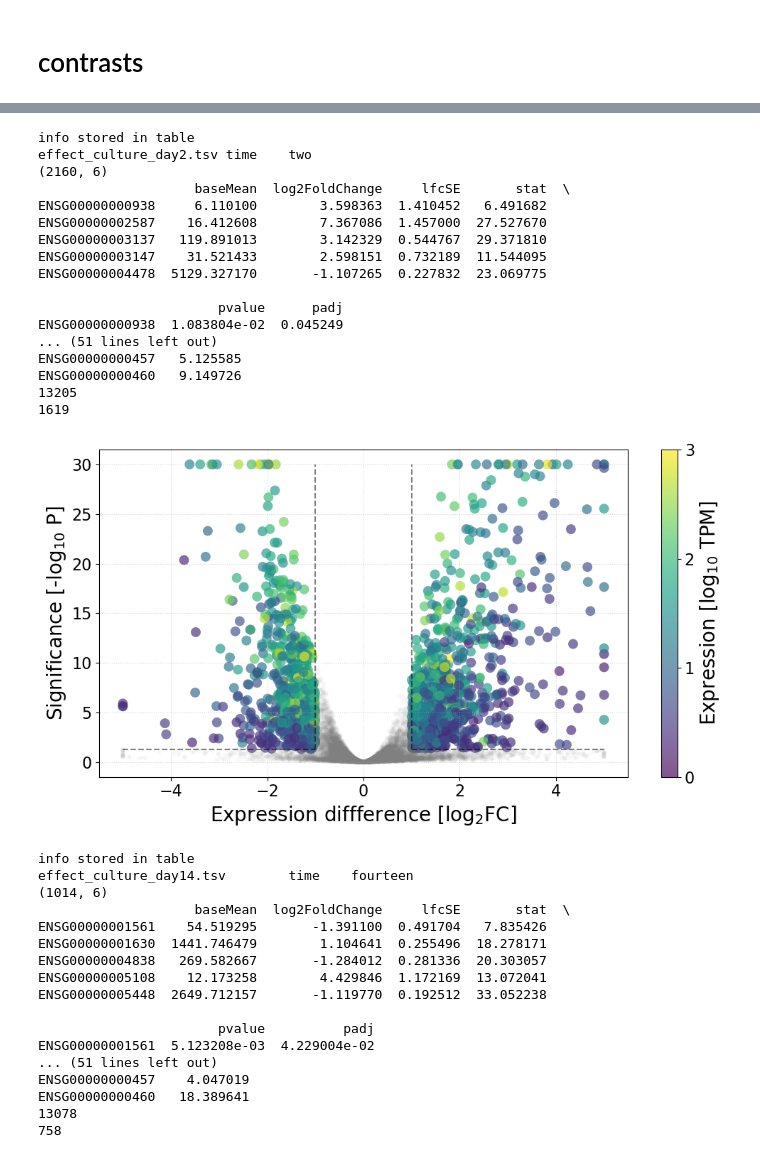
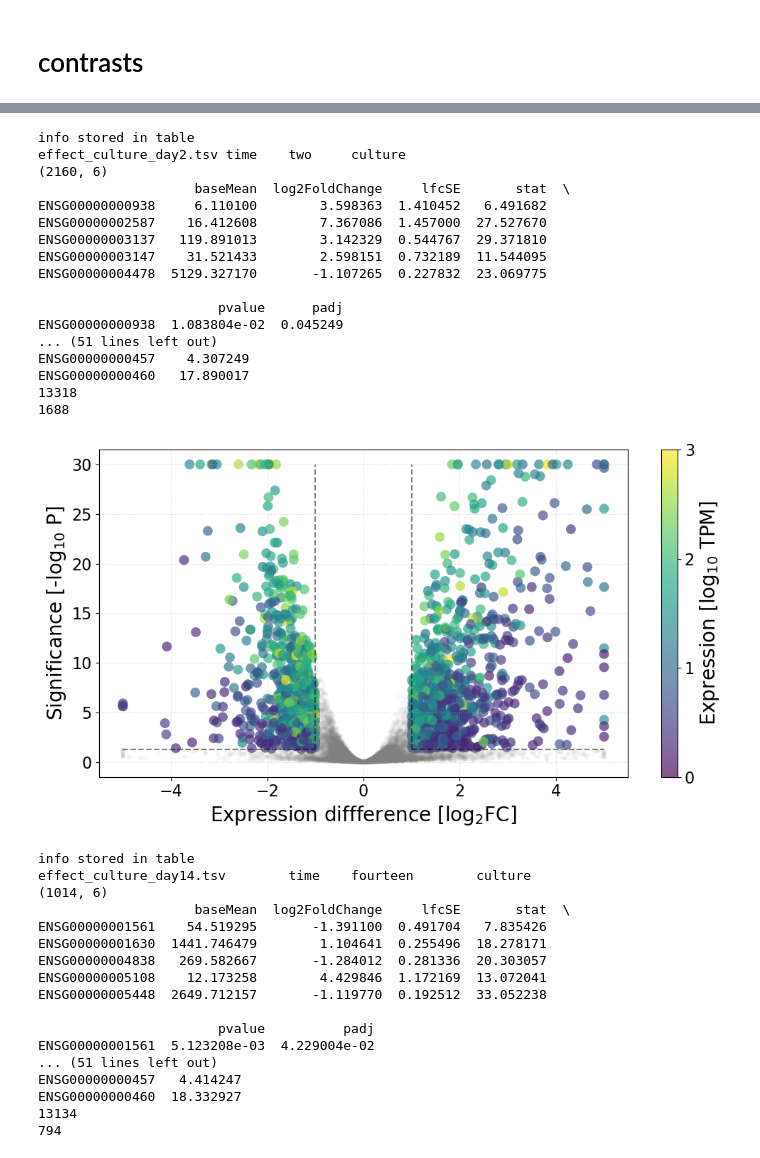
Before and after one commit to adelomana/akureyri, a Jupyter notebook: transcriptomics/deseq2_pipeline/volcano_plotter.ipynb, the cells around one changed output, grey strips where cells are left out. Drawn from its saved outputs; the diff is of its cells as text; code cells hidden in the pictures.

```diff
--- a/transcriptomics/deseq2_pipeline/volcano_plotter.ipynb
+++ b/transcriptomics/deseq2_pipeline/volcano_plotter.ipynb
@@ -61,6 +61,8 @@ def volcano_plotter(contrast):
     input_file_name = contrast[0]
     sorting_label_1 = contrast[1]
     sorting_label_2 = contrast[2]
+    sorting_label_3 = contrast[3]
+    sorting_label_4 = contrast[4]
 
     # define contrast data
     input_file = data_folder + input_file_name
@@ -77,6 +79,7 @@ def volcano_plotter(contrast):
 
     # subset expression data
     sub = metadata[metadata[sorting_label_1] == sorting_label_2]
+    sub = sub.sort_values(sorting_label_3, ascending=bool(sorting_label_4))
     labels = sub['sample']
     subset_tpm = tpm[labels]
 
@@ -156,10 +159,10 @@ def volcano_plotter(contrast):
 
     return None
 
-contrasts = [['effect_time_2D.tsv', 'culture', '2D'],
-             ['effect_time_3D.tsv', 'culture', '3D'],
-             ['effect_culture_day2.tsv', 'time', 'two'],
-             ['effect_culture_day14.tsv', 'time', 'fourteen']
+contrasts = [['effect_time_2D.tsv', 'culture', '2D', 'time', 'True'],
+             ['effect_time_3D.tsv', 'culture', '3D', 'time', 'True'],
+             ['effect_culture_day2.tsv', 'time', 'two', 'culture', ''],
+             ['effect_culture_day14.tsv', 'time', 'fourteen', 'culture', '']
             ]
 
 for contrast in contrasts:
@@ -205,23 +208,23 @@ ENSG00000000460   18.389641
 info stored in table
-effect_culture_day2.tsv time    two
+effect_culture_day2.tsv time    two     culture
 (2160, 6)
                     baseMean  log2FoldChange     lfcSE       stat  \
 ENSG00000000938     6.110100        3.598363  1.410452   6.491682
 ENSG00000002587    16.412608        7.367086  1.457000  27.527670
 ENSG00000003137   119.891013        3.142329  0.544767  29.371810
 ENSG00000003147    31.521433        2.598151  0.732189  11.544095
 ENSG00000004478  5129.327170       -1.107265  0.227832  23.069775
 
                        pvalue      padj
 ENSG00000000938  1.083804e-02  0.045249
 ... (51 lines left out)
-ENSG00000000457   5.125585
-ENSG00000000460   9.149726
-13205
-1619
+ENSG00000000457    4.307249
+ENSG00000000460   17.890017
+13318
+1688
-[figure, old version]
+[figure, new version]
 info stored in table
-effect_culture_day14.tsv        time    fourteen
+effect_culture_day14.tsv        time    fourteen        culture
 (1014, 6)
                     baseMean  log2FoldChange     lfcSE       stat  \
 ENSG00000001561    54.519295       -1.391100  0.491704   7.835426
@@ -233,7 +236,7 @@ ENSG00000005448  2649.712157       -1.119770  0.192512  33.052238
                        pvalue          padj
 ENSG00000001561  5.123208e-03  4.229004e-02
 ... (51 lines left out)
-ENSG00000000457    4.047019
-ENSG00000000460   18.389641
-13078
-758
+ENSG00000000457   4.414247
+ENSG00000000460  18.332927
+13134
+794
```
Also changed, not shown: parts of 1 cell of this notebook, 4 other files.
